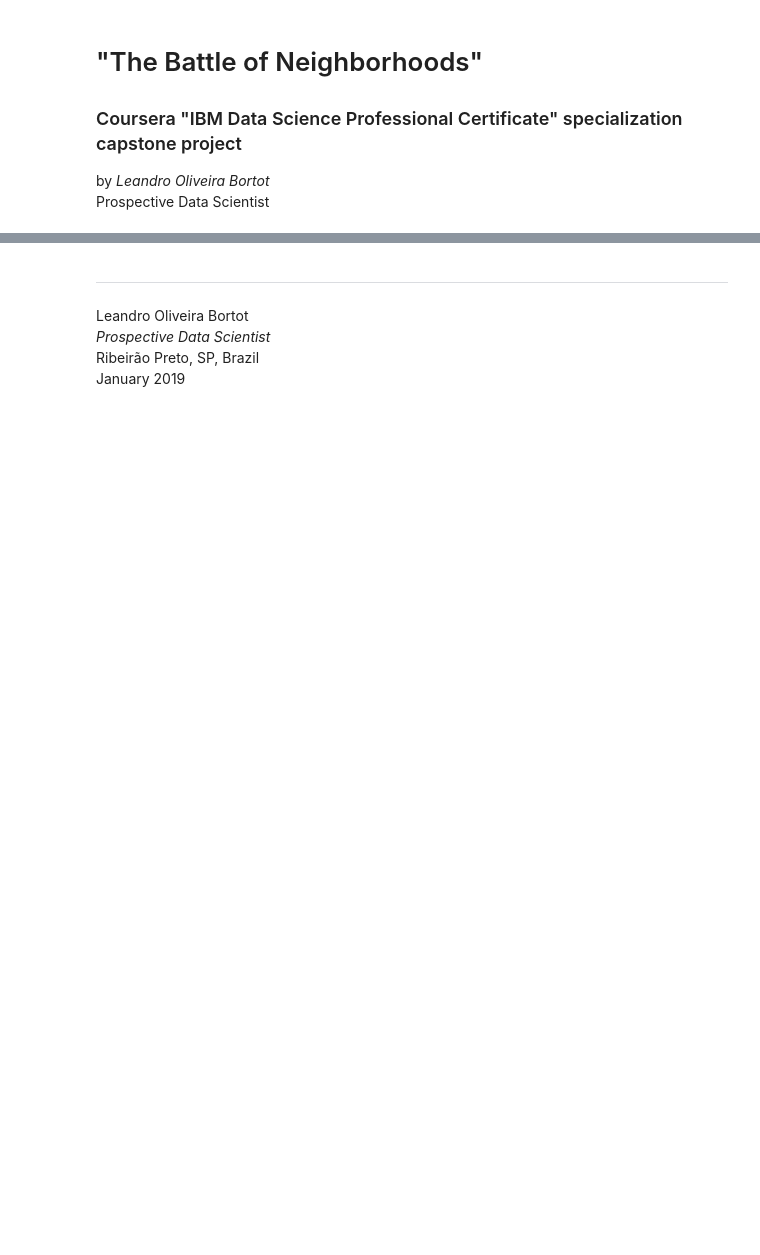
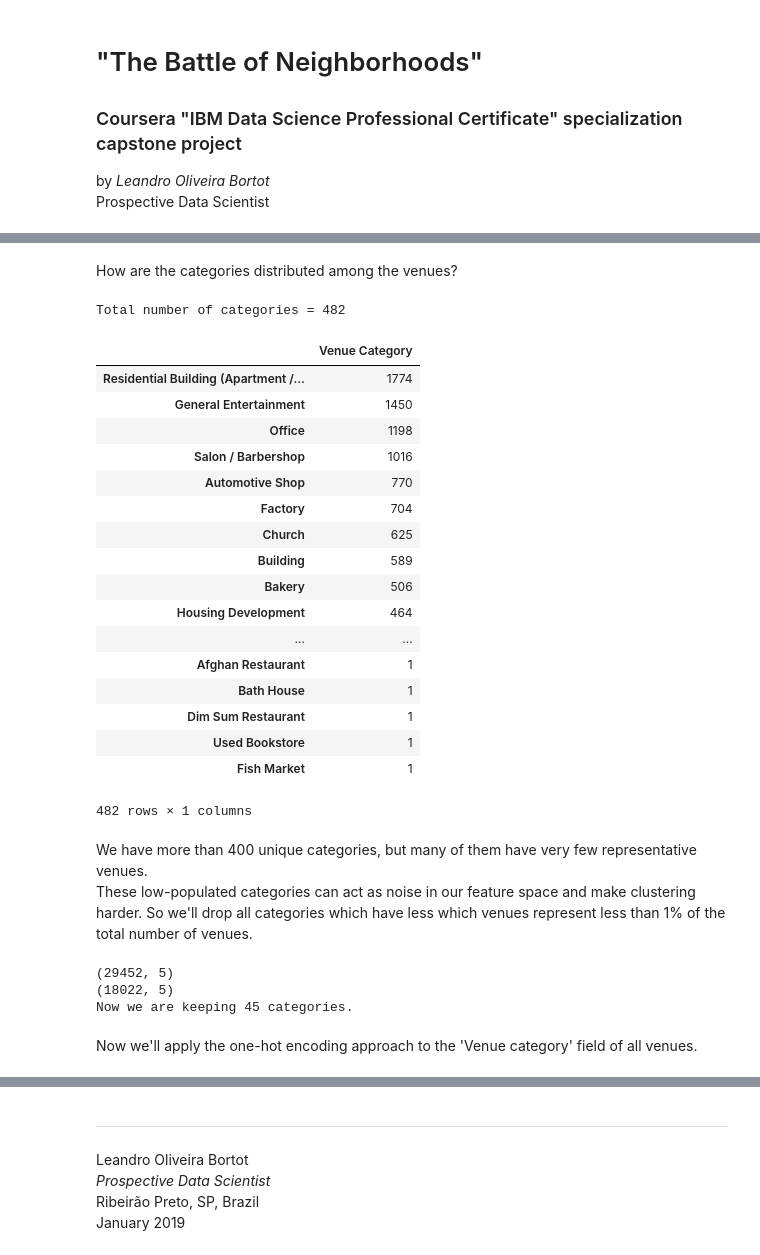
Before and after one commit to claudioferrao/Coursera_Capstone-2, a Jupyter notebook: Final_Project.ipynb, the cells around one changed output, grey strips where cells are left out. Drawn from its saved outputs; the diff is of its cells as text; code cells hidden in the pictures; blank space fills up the shorter version.

```diff
--- a/Final_Project.ipynb
+++ b/Final_Project.ipynb
@@ -68,0 +405,65 @@ https://www.ribeiraopreto.sp.gov.br/splan/mapas/loteamento/i28urban-loteamento.p
+# %% [markdown]
+How are the categories distributed among the venues?
+# %%
+df_tmp = pd.DataFrame(df_venues['Venue Category'].value_counts())
+total_categories = df_tmp.shape[0]
+
+print('Total number of categories =', total_categories)
+display(df_tmp)
+# %% [output]
+Total number of categories = 482
+|  | Venue Category |
+| Residential Building (Apartment /... | 1774 |
+| General Entertainment | 1450 |
+| Office | 1198 |
+| Salon / Barbershop | 1016 |
+| Automotive Shop | 770 |
+| Factory | 704 |
+| Church | 625 |
+| Building | 589 |
+| Bakery | 506 |
+| Housing Development | 464 |
+| ... | ... |
+| Afghan Restaurant | 1 |
+| Bath House | 1 |
+| Dim Sum Restaurant | 1 |
+| Used Bookstore | 1 |
+| Fish Market | 1 |
+482 rows × 1 columns
+# %% [markdown]
+We have more than 400 unique categories, but many of them have very few representative venues.<br>
+These low-populated categories can act as noise in our feature space and make clustering harder. So we'll drop all categories which have less which venues represent less than 1% of the total number of venues.
+# %%
+#df_venues = df_venues_backup.copy()
+
+print(df_venues.shape)
+
+total_venues=df_tmp.sum()[0]
+
+# Calculate the percentage of "venue occupancy" for each category
+df_tmp['percentage'] = (df_tmp['Venue Category']/total_venues)*100
+
+# We'll keep only the categories for which the "venue occupancy" is > 1%
+mask_categories = df_tmp['perc']>0.5
+df_filtered_categories = df_tmp[mask_categories]
+list_kept_categories = list(df_filtered_categories.index)
+
+# Creates a new empty dataframe
+df_new = pd.DataFrame(columns=['Venue Name','Venue Category','Latitude','Longitude','Neighborhood'])
+
+
+mask_venues = []
+for category in list(df_venues['Venue Category']):
+    mask_venues.append(category in list_kept_categories)
+
+df_venues = df_venues[ mask_venues ]
+
+print(df_venues.shape)
+
+print('Now we are keeping %d categories.' % len(list_kept_categories))
+# %% [output]
+(29452, 5)
+(18022, 5)
+Now we are keeping 45 categories.
+# %% [markdown]
+Now we'll apply the one-hot encoding approach to the 'Venue category' field of all venues.
```
Also changed, not shown: parts of 49 cells of this notebook.
